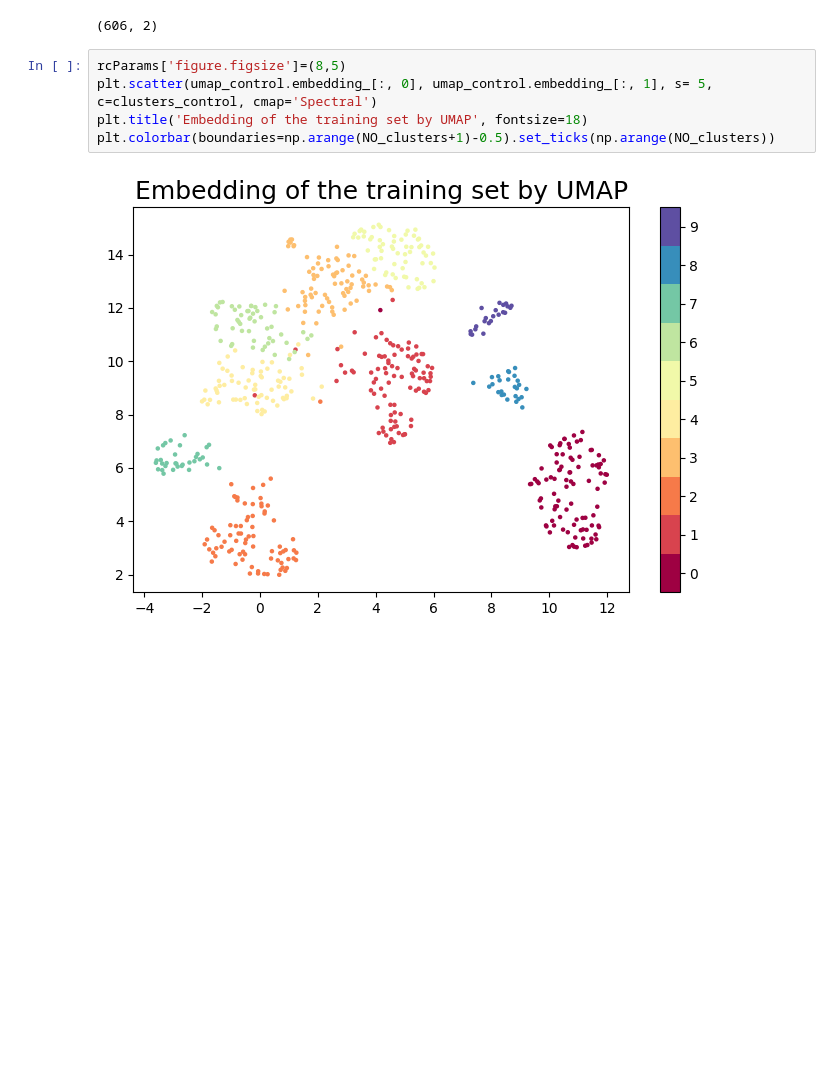
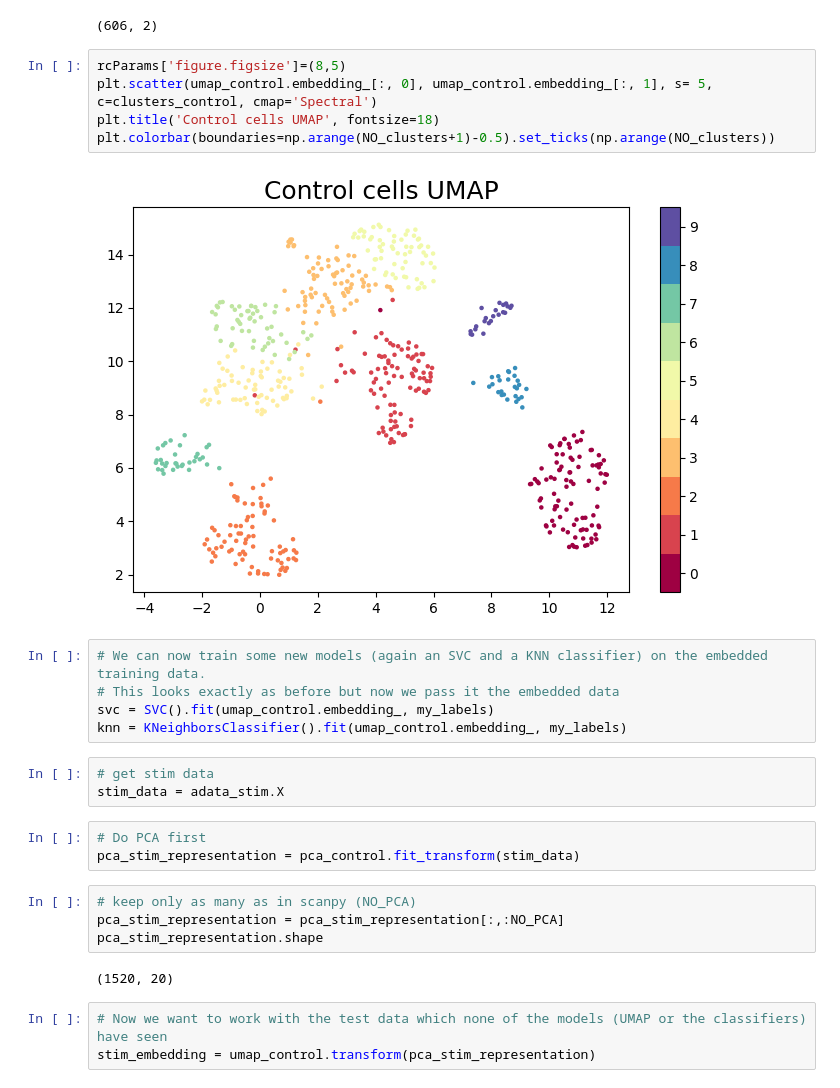
Before and after one commit to ilo21/single_cell_sequencing, a Jupyter notebook: my_new_analysis/embedding_data_in_control_umap.ipynb, the cells around one changed output. Saved outputs shown, nothing was run; the diff lists cells and outputs as text; blank space fills up the shorter version.

```diff
--- a/my_new_analysis/embedding_data_in_control_umap.ipynb
+++ b/my_new_analysis/embedding_data_in_control_umap.ipynb
@@ -179,7 +109,27 @@ umap_control.embedding_.shape
 # %%
 rcParams['figure.figsize']=(8,5)
 plt.scatter(umap_control.embedding_[:, 0], umap_control.embedding_[:, 1], s= 5, c=clusters_control, cmap='Spectral')
-plt.title('Embedding of the training set by UMAP', fontsize=18)
+plt.title('Control cells UMAP', fontsize=18)
 plt.colorbar(boundaries=np.arange(NO_clusters+1)-0.5).set_ticks(np.arange(NO_clusters))
 # %% [output]
-[figure, old version]
+[figure, new version]
+# %%
+# We can now train some new models (again an SVC and a KNN classifier) on the embedded training data.
+# This looks exactly as before but now we pass it the embedded data
+svc = SVC().fit(umap_control.embedding_, my_labels)
+knn = KNeighborsClassifier().fit(umap_control.embedding_, my_labels)
+# %%
+# get stim data
+stim_data = adata_stim.X
+# %%
+# Do PCA first
+pca_stim_representation = pca_control.fit_transform(stim_data)
+# %%
+# keep only as many as in scanpy (NO_PCA)
+pca_stim_representation = pca_stim_representation[:,:NO_PCA]
+pca_stim_representation.shape
+# %% [output]
+(1520, 20)
+# %%
+# Now we want to work with the test data which none of the models (UMAP or the classifiers) have seen
+stim_embedding = umap_control.transform(pca_stim_representation)
```
Also changed, not shown: parts of 21 cells of this notebook, 1 other file.
